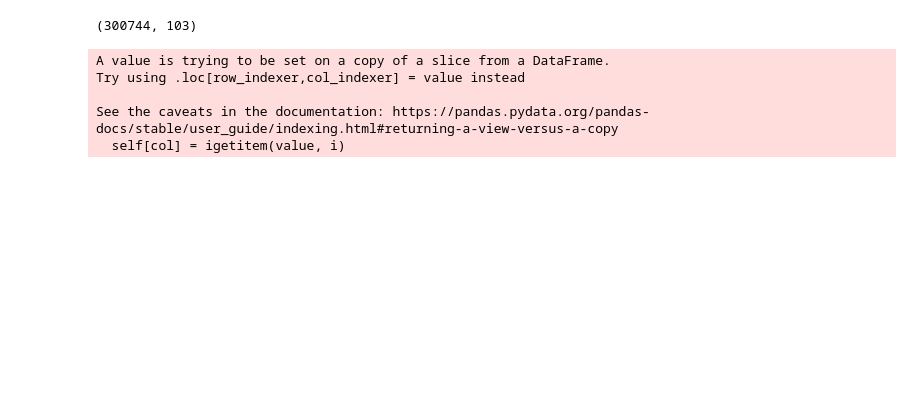
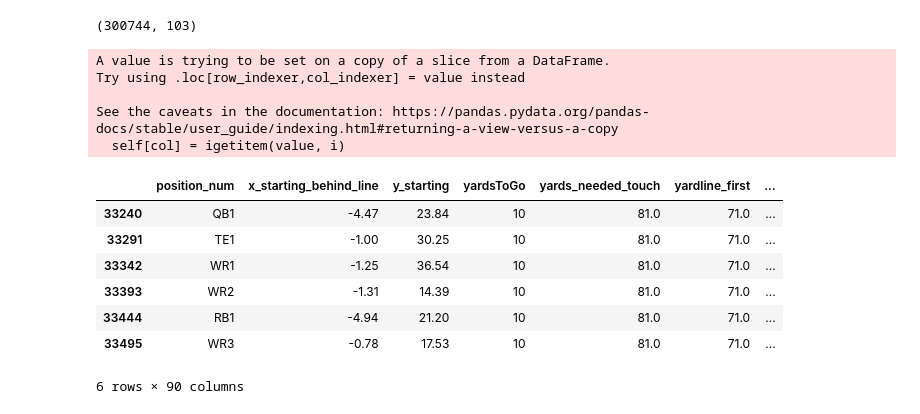
Before and after one commit to andrewbakert/NFL_Pass_Pred, a Jupyter notebook: route_pred.ipynb, the cells around one changed output. Drawn from its saved outputs; the diff is of its cells as text; code cells hidden in the pictures; blank space fills up the shorter version.

```diff
--- a/route_pred.ipynb
+++ b/route_pred.ipynb
@@ -148,7 +123,8 @@ Index(['time', 'x', 'y', 's', 'a', 'dis', 'o', 'dir', 'event', 'nflId',
 cols_chosen = ['x', 'y', 'position_num', 'x_starting_behind_line',
                'y_starting', 'yardsToGo', 'yards_needed_touch', 'time_acc_s', 'yardline_first'] + week1_def_starting_cols
 # %%
-X_y = week1_off_starting[cols_chosen]
+X_y = week1_off_starting.groupby(['nflId', 'playId', 'gameId']).apply(lambda x: x.iloc[1:])[cols_chosen]
+X_y.reset_index(inplace=True, drop=True)
 X_y = X_y[X_y['position_num'].notnull()]
 # %%
 X = X_y.drop(['x', 'y'], axis=1)
@@ -182,7 +142,7 @@ from sklearn.compose import ColumnTransformer
 
 impute = SimpleImputer(strategy="constant", fill_value=0)
 scaler = StandardScaler()
-onehot = OneHotEncoder()
+onehot = OneHotEncoder(handle_unknown='ignore')
 
 cat_cols = X_train.columns[X_train.dtypes == 'object']
 num_cols = X_train.columns[X_train.dtypes != 'object']
@@ -262,9 +214,9 @@ best_model = grid_dtree
 # %%
-plays = week1_off_starting[cols_chosen + ['playId', 'gameId', 'yardline_100']]
+plays = week1_off_starting[cols_chosen + ['playId', 'gameId', 'absoluteYardlineNumber']]
 # %%
 play1 = plays[plays['playId'] == plays['playId'].min()]
 # %%
-X_play1 = play1.drop(['x', 'y', 'playId', 'gameId', 'yardline_100'], axis=1)
+X_play1 = play1.drop(['x', 'y', 'playId', 'gameId', 'absoluteYardlineNumber'], axis=1)
 y_play1 = play1[['x', 'y']]
 # %%
 X_trans_play1 = full_pipe.transform(X_play1)
@@ -280,4 +232,15 @@ Try using .loc[row_indexer,col_indexer] = value instead
 
 See the caveats in the documentation: https://pandas.pydata.org/pandas-docs/stable/user_guide/indexing.html#returning-a-view-versus-a-copy
   self[col] = igetitem(value, i)
+# %%
+play1.drop(['x', 'y', 'time_acc_s', 'x_pred', 'y_pred'], axis=1).drop_duplicates()
+# %% [output]
+|  | position_num | x_starting_behind_line | y_starting | yardsToGo | yards_needed_touch | yardline_first | ... |
+| 33240 | QB1 | -4.47 | 23.84 | 10 | 81.0 | 71.0 | ... |
+| 33291 | TE1 | -1.00 | 30.25 | 10 | 81.0 | 71.0 | ... |
+| 33342 | WR1 | -1.25 | 36.54 | 10 | 81.0 | 71.0 | ... |
+| 33393 | WR2 | -1.31 | 14.39 | 10 | 81.0 | 71.0 | ... |
+| 33444 | RB1 | -4.94 | 21.20 | 10 | 81.0 | 71.0 | ... |
+| 33495 | WR3 | -0.78 | 17.53 | 10 | 81.0 | 71.0 | ... |
+6 rows × 90 columns
 # %%
```
Also changed, not shown: parts of 59 cells of this notebook, 9 other files.
